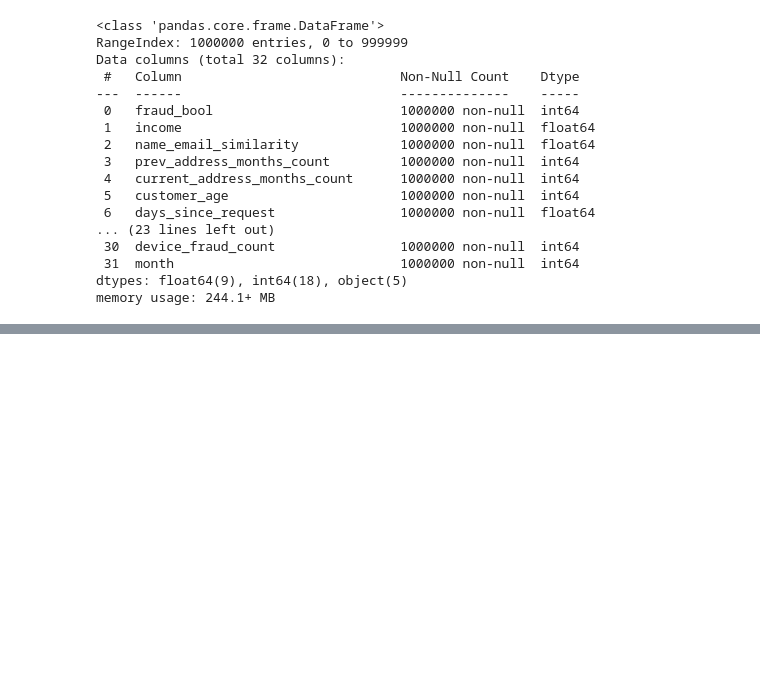
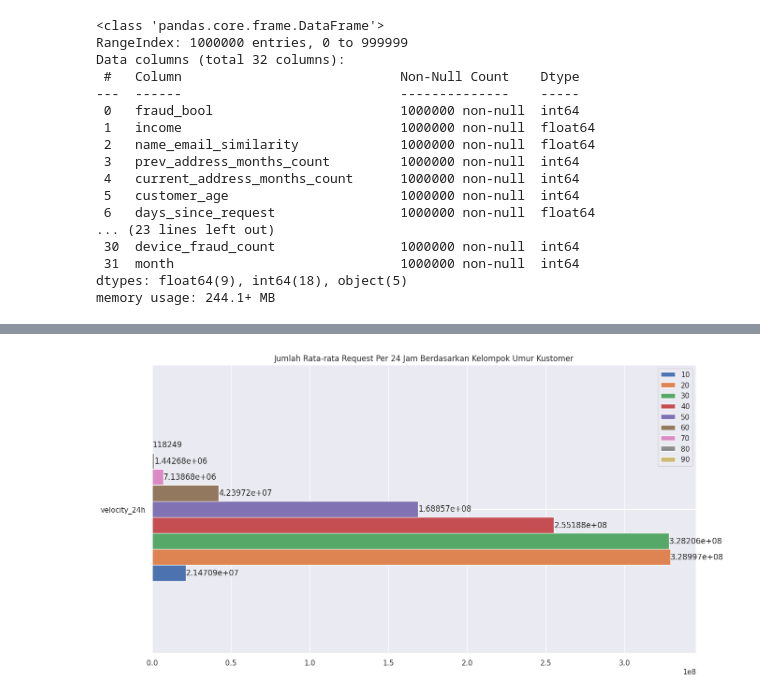
Before and after one commit to hendrimardani/bank_account_fraud_detection, a Jupyter notebook: notebook.ipynb, the cells around one changed output, grey strips where cells are left out. Saved outputs shown, nothing was run; the diff lists cells and outputs as text; code cells hidden in the pictures; blank space fills up the shorter version.

```diff
--- a/notebook.ipynb
+++ b/notebook.ipynb
@@ -268,0 +253,10 @@ for container in ax.containers:
+# %%
+plot = pd.pivot_table(data=data, values="velocity_24h", columns="customer_age", aggfunc="sum")
+ax = plot.plot.barh(figsize=(15, 8))
+ax.set_title("Jumlah Rata-rata Request Per 24 Jam Berdasarkan Kelompok Umur Kustomer")
+ax.legend(loc="upper right")
+
+for container in ax.containers:
+    ax.bar_label(container)
+# %% [output]
+[figure, added]
```
Also changed, not shown: parts of 23 cells of this notebook.
